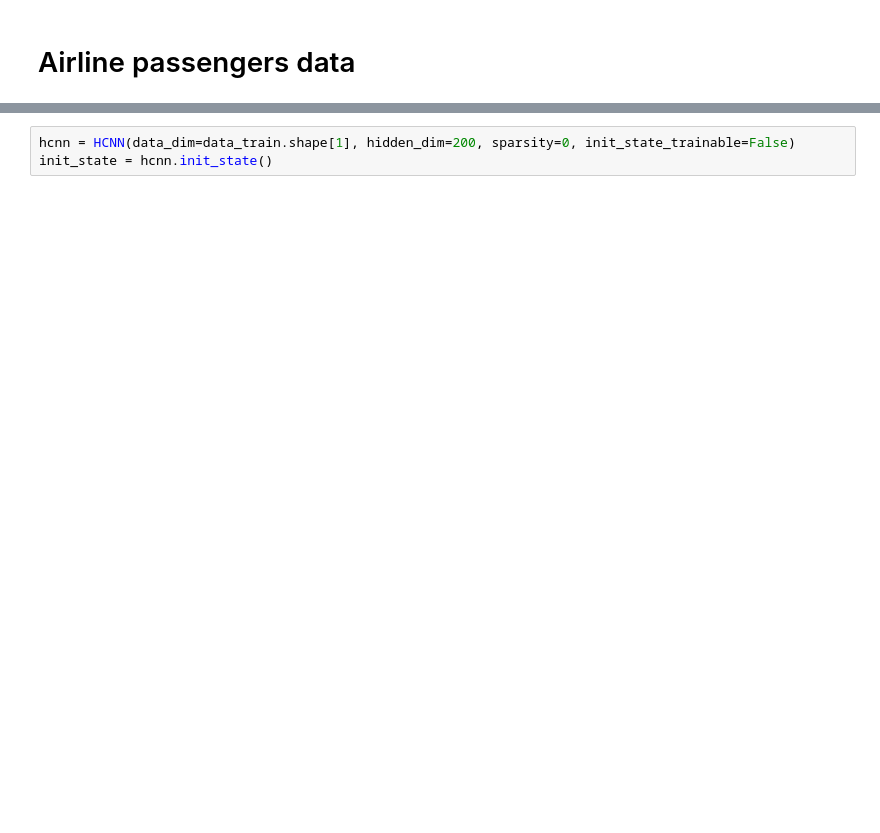
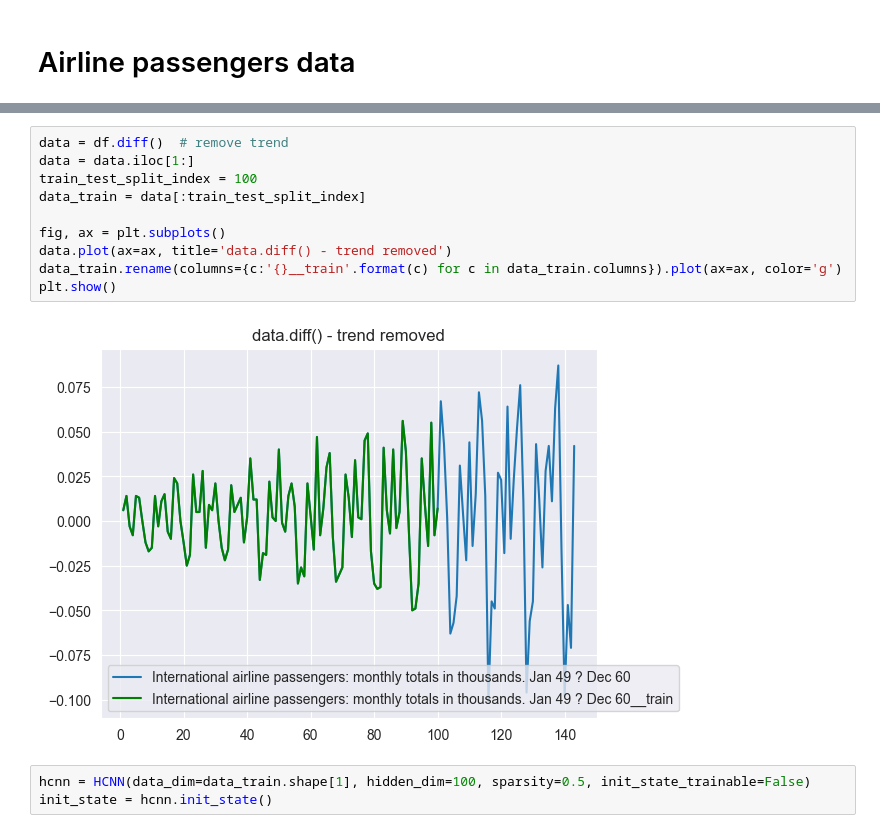
Before and after one commit to Ali623/comparative-analysis-energy-timeseries-forecasting-semml, a Jupyter notebook: hcnn/examples/hcnn_example.ipynb, the cells around one changed output, grey strips where cells are left out. Drawn from its saved outputs; the diff is of its cells as text; blank space fills up the shorter version.

```diff
--- a/hcnn/examples/hcnn_example.ipynb
+++ b/hcnn/examples/hcnn_example.ipynb
@@ -102,4 +84,16 @@ data_train.shape
+# %%
+data = df.diff()  # remove trend
+data = data.iloc[1:]
+train_test_split_index = 100
+data_train = data[:train_test_split_index]
+
+fig, ax = plt.subplots()
+data.plot(ax=ax, title='data.diff() - trend removed')
+data_train.rename(columns={c:'{}__train'.format(c) for c in data_train.columns}).plot(ax=ax, color='g')
+plt.show()
+# %% [output]
+[figure, added]
 # %%
-hcnn = HCNN(data_dim=data_train.shape[1], hidden_dim=200, sparsity=0, init_state_trainable=False)
+hcnn = HCNN(data_dim=data_train.shape[1], hidden_dim=100, sparsity=0.5, init_state_trainable=False)
 init_state = hcnn.init_state()
 # %%
```
Also changed, not shown: parts of 27 cells of this notebook, 9 other files.
